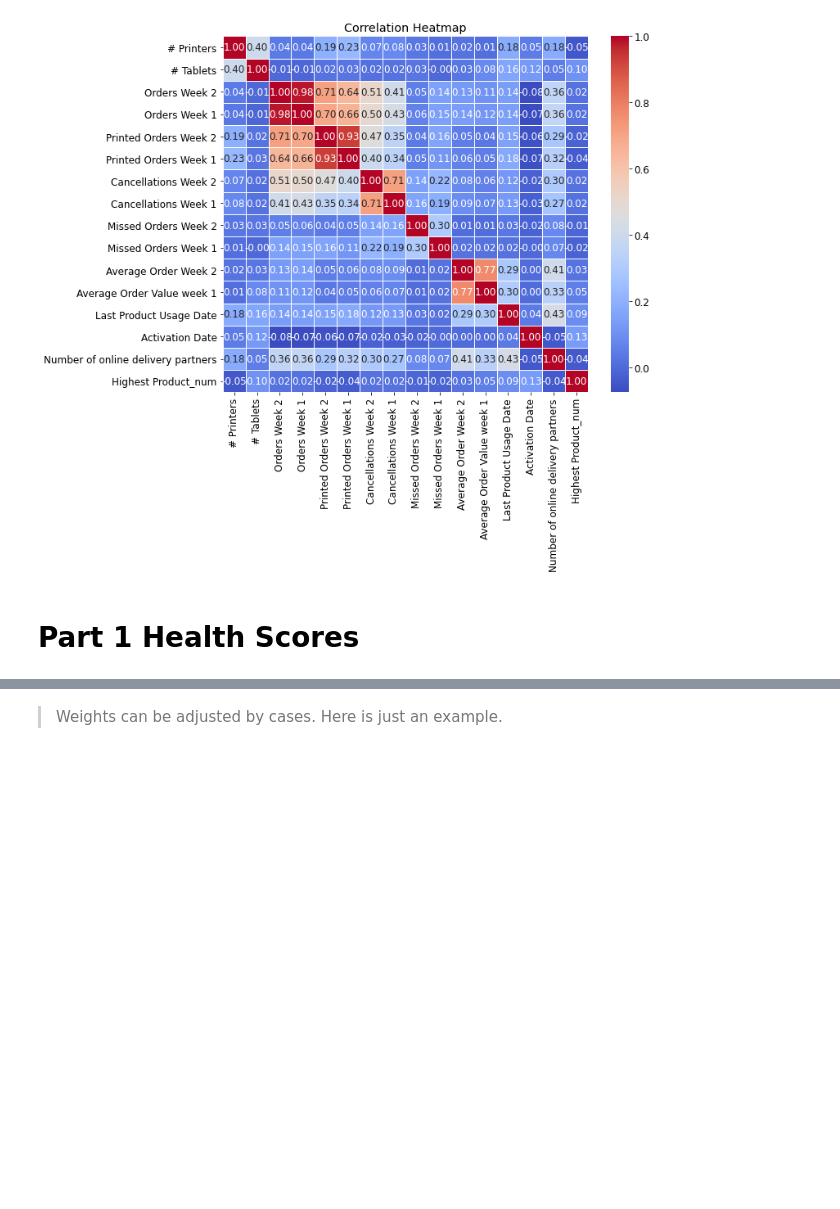
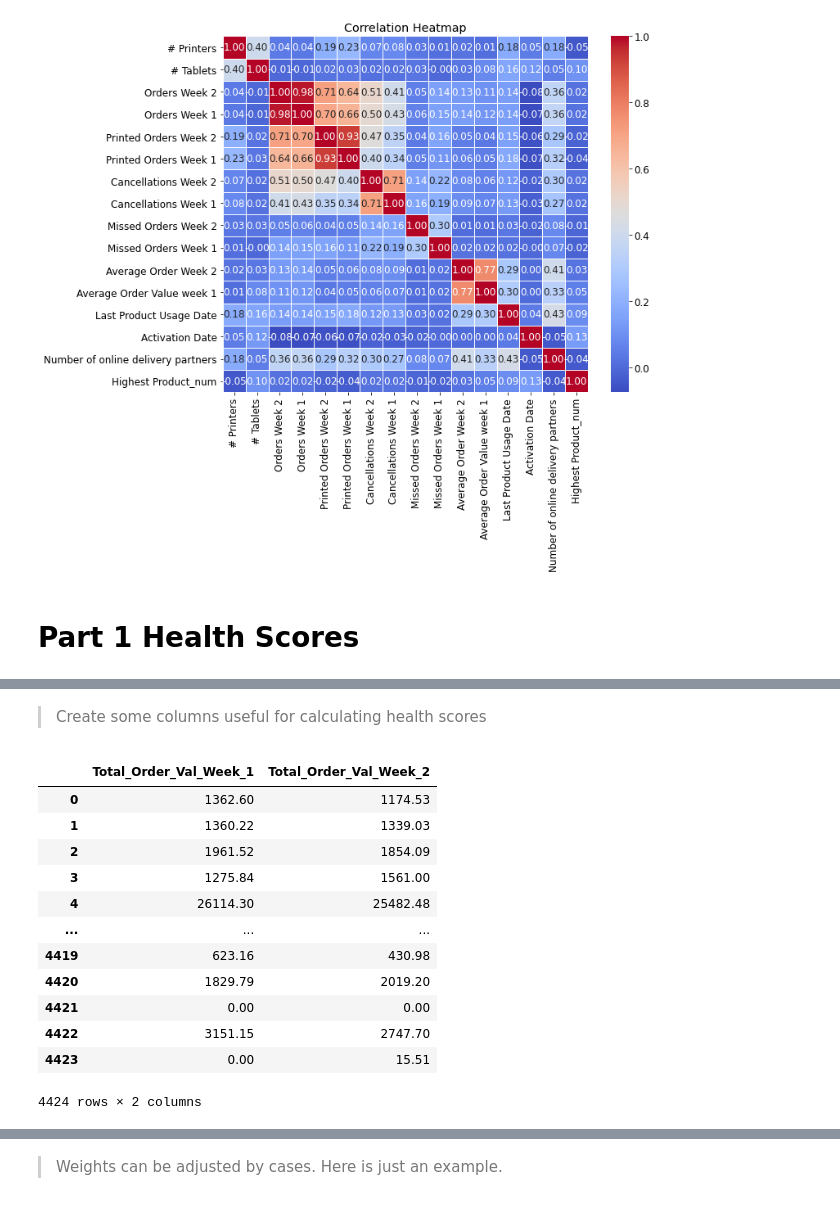
Before and after one commit to AKUNO0407/STATS780, a Jupyter notebook: Otter_Part1.ipynb, the cells around one changed output, grey strips where cells are left out. Cells and saved outputs as stored; diff of their text form; code cells hidden in the pictures; blank space fills up the shorter version.

```diff
--- a/Otter_Part1.ipynb
+++ b/Otter_Part1.ipynb
@@ -402,5 +377,5 @@ for ig in zip(nfig1, nfig2):
 [figure]
 # %%
 ## Will directly drop data with null Location ID since we are exploring clients' info
-data = data.dropna(subset=['Unique Location ID'])
-data.shape
+#data = data.dropna(subset=['Unique Location ID'])
+#data.shape
@@ -662,0 +591,32 @@ plt.show()
+# %% [markdown]
+> Create some columns useful for calculating health scores
+# %%
+
+orders_col = df1.columns[df1.columns.map(lambda x: x.startswith("Orders Week"))]
+orders_col = sorted(orders_col, key = lambda sub : sub[-1])
+avg_val_col = df1.columns[df1.columns.map(lambda x: x.startswith("Average Order"))]
+avg_val_col = sorted(avg_val_col, key = lambda sub : sub[-1])
+# %%
+df1['Total_orders'] = df1[orders_col].sum(axis=1) # Total order numbers
+df1['Total_Cancellation'] = df1[df1.columns[df1.columns.map(lambda x: x.startswith("Cancellations"))]].sum(axis=1)
+df1['Total_Missed'] = df1[df1.columns[df1.columns.map(lambda x: x.startswith("Missed Orders"))]].sum(axis=1)
+df1['Total_Printed'] = df1[df1.columns[df1.columns.map(lambda x: x.startswith("Printed Orders"))]].sum(axis=1)
+# %%
+df_total_val = pd.DataFrame([df1[orders_col[i]].multiply(df1[avg_val_col[i]]) for i in range(len(avg_val_col))]).T
+
+df_total_val.columns = ['Total_Order_Val_Week_{0}'.format(i) for i in range(1,len(orders_col)+1)]
+df_total_val
+# %% [output]
+|  | Total_Order_Val_Week_1 | Total_Order_Val_Week_2 |
+| 0 | 1362.60 | 1174.53 |
+| 1 | 1360.22 | 1339.03 |
+| 2 | 1961.52 | 1854.09 |
+| 3 | 1275.84 | 1561.00 |
+| 4 | 26114.30 | 25482.48 |
+| ... | ... | ... |
+| 4419 | 623.16 | 430.98 |
+| 4420 | 1829.79 | 2019.20 |
+| 4421 | 0.00 | 0.00 |
+| 4422 | 3151.15 | 2747.70 |
+| 4423 | 0.00 | 15.51 |
+4424 rows × 2 columns
```
Also changed, not shown: parts of 57 cells of this notebook.
